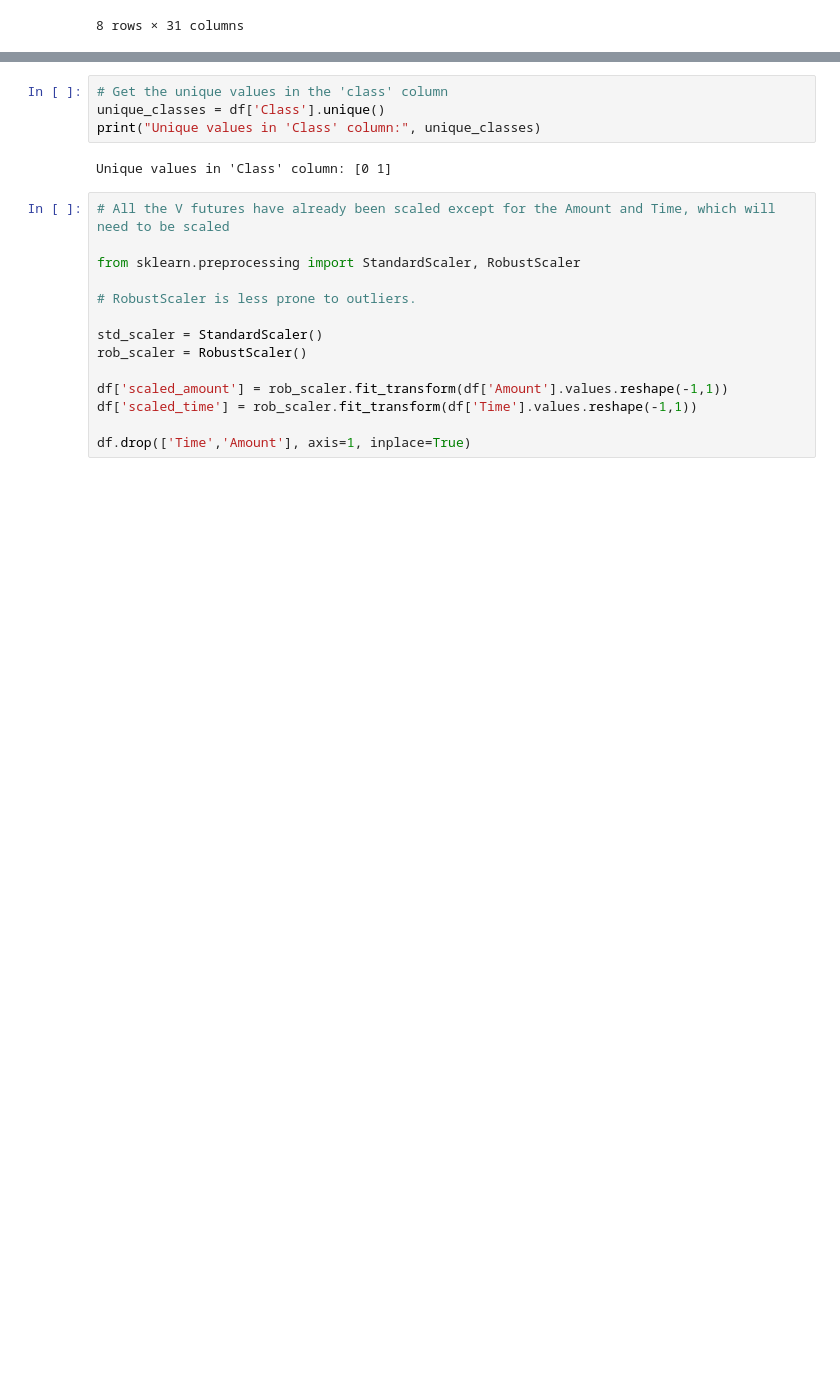
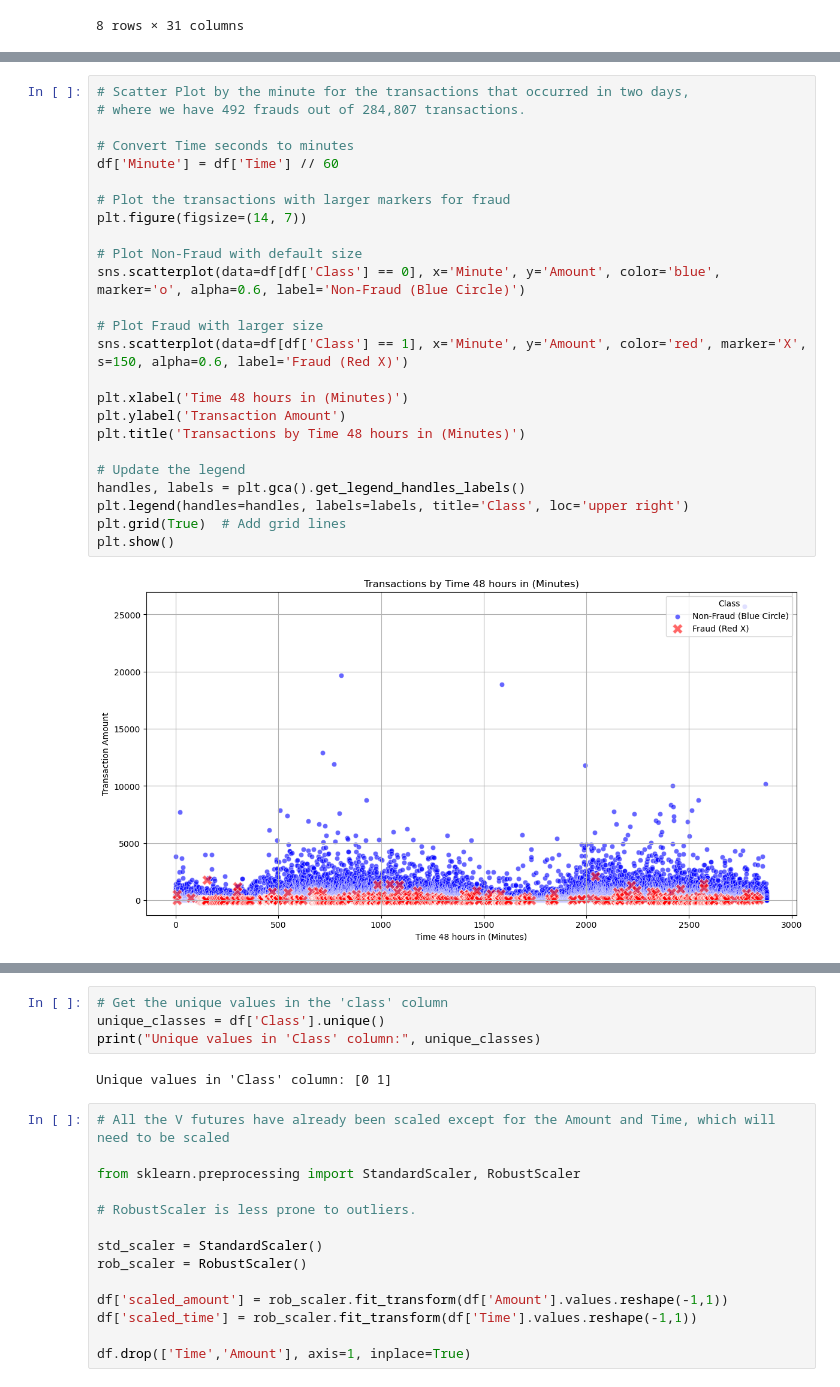
Before and after one commit to ifonseca69/project_2, a Jupyter notebook: Isaac_Fonseca/EDA.ipynb, the cells around one changed output, grey strips where cells are left out. Saved outputs shown, nothing was run; the diff lists cells and outputs as text; blank space fills up the shorter version.

```diff
--- a/Isaac_Fonseca/EDA.ipynb
+++ b/Isaac_Fonseca/EDA.ipynb
@@ -74,0 +75,27 @@ plt.show()
+# %%
+# Scatter Plot by the minute for the transactions that occurred in two days,
+# where we have 492 frauds out of 284,807 transactions.
+
+# Convert Time seconds to minutes
+df['Minute'] = df['Time'] // 60
+
+# Plot the transactions with larger markers for fraud
+plt.figure(figsize=(14, 7))
+
+# Plot Non-Fraud with default size
+sns.scatterplot(data=df[df['Class'] == 0], x='Minute', y='Amount', color='blue', marker='o', alpha=0.6, label='Non-Fraud (Blue Circle)')
+
+# Plot Fraud with larger size
+sns.scatterplot(data=df[df['Class'] == 1], x='Minute', y='Amount', color='red', marker='X', s=150, alpha=0.6, label='Fraud (Red X)')
+
+plt.xlabel('Time 48 hours in (Minutes)')
+plt.ylabel('Transaction Amount')
+plt.title('Transactions by Time 48 hours in (Minutes)')
+
+# Update the legend
+handles, labels = plt.gca().get_legend_handles_labels()
+plt.legend(handles=handles, labels=labels, title='Class', loc='upper right')
+plt.grid(True)  # Add grid lines
+plt.show()
+# %% [output]
+[figure, added]
```
Also changed, not shown: parts of 14 cells of this notebook, 2 other files.
